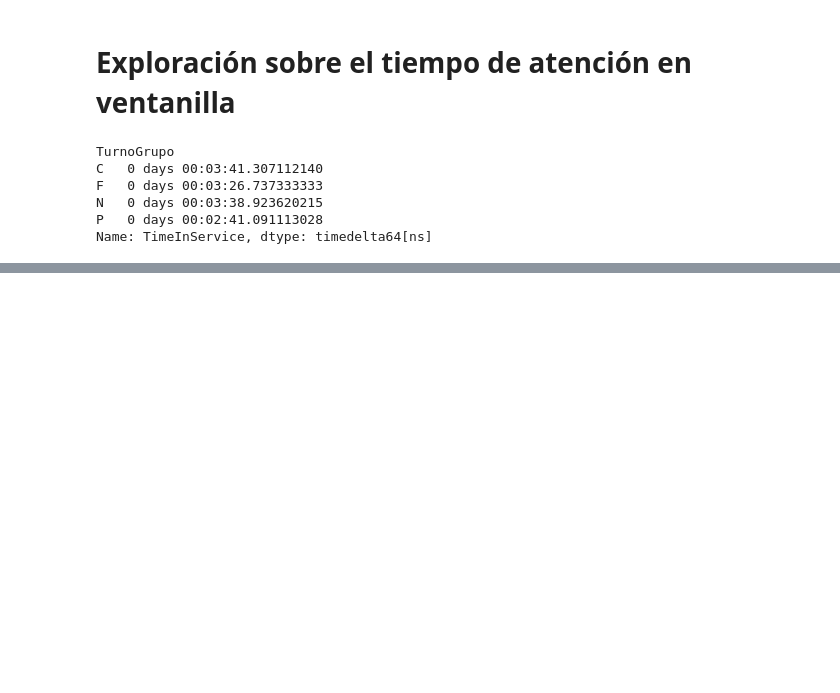
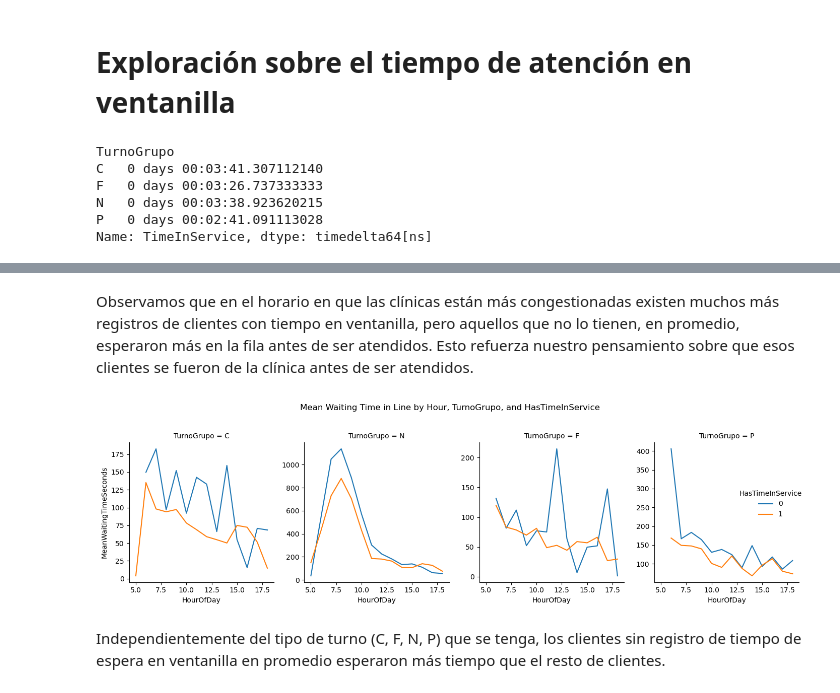
Before and after one commit to LeoCumpli21/health-clinic-optimization, a Jupyter notebook: notebooks/exploratory_analysis_p1.ipynb, the cells around one changed output, grey strips where cells are left out. Cells and saved outputs as stored; diff of their text form; code cells hidden in the pictures; blank space fills up the shorter version.

```diff
--- a/notebooks/exploratory_analysis_p1.ipynb
+++ b/notebooks/exploratory_analysis_p1.ipynb
@@ -405,0 +493,45 @@ Name: TAPRecepcionMinutos, Length: 30578, dtype: float64
+# %% [markdown]
+Observamos que en el horario en que las clínicas están más congestionadas existen muchos más registros de clientes con tiempo en ventanilla, pero aquellos que no lo tienen, en promedio, esperaron más en la fila antes de ser atendidos. Esto refuerza nuestro pensamiento sobre que esos clientes se fueron de la clínica antes de ser atendidos.
+# %%
+# Your groupby and aggregation
+agg_df_new = clinics_df.groupby(
+    ['HourOfDay', 'TurnoGrupo', 'HasTimeInService']
+)[['WaitingTimeInLine']].agg([
+    'mean', 'median', 'count', ('75%', lambda x: x.quantile(0.75))
+])
+
+# --- Corrected Data Preparation for Seaborn ---
+
+# 1. Select *only* the 'mean' column(s) as a DataFrame slice
+# Use double brackets [[...]] to keep it as a DataFrame
+mean_df = agg_df_new[[('WaitingTimeInLine', 'mean')]]
+
+# 2. Flatten the column MultiIndex by renaming the single column
+mean_df.columns = ['MeanWaitingTime'] # Assign a simple string name
+
+# 3. Reset the index to turn 'HourOfDay', 'TurnoGrupo', 'HasTimeInService' into columns
+mean_data_for_seaborn = mean_df.reset_index()
+mean_data_for_seaborn['MeanWaitingTimeSeconds'] = mean_data_for_seaborn['MeanWaitingTime'].dt.total_seconds()
+
+# --- Create the faceted plot using Seaborn ---
+
+g = sns.relplot(
+    data=mean_data_for_seaborn, # Use the correctly prepared DataFrame
+    x='HourOfDay',
+    y='MeanWaitingTimeSeconds',        # This column now exists
+    col='TurnoGrupo',
+    hue='HasTimeInService',
+    kind='line',
+    height=4,
+    aspect=0.8,
+    facet_kws={'sharey': False}
+)
+
+g.fig.suptitle('Mean Waiting Time in Line by Hour, TurnoGrupo, and HasTimeInService', y=1.03)
+
+plt.tight_layout()
+plt.show()
+# %% [output]
+[figure, added]
+# %% [markdown]
+Independientemente del tipo de turno (C, F, N, P) que se tenga, los clientes sin registro de tiempo de espera en ventanilla en promedio esperaron más tiempo que el resto de clientes.
```
Also changed, not shown: parts of 13 cells of this notebook.
